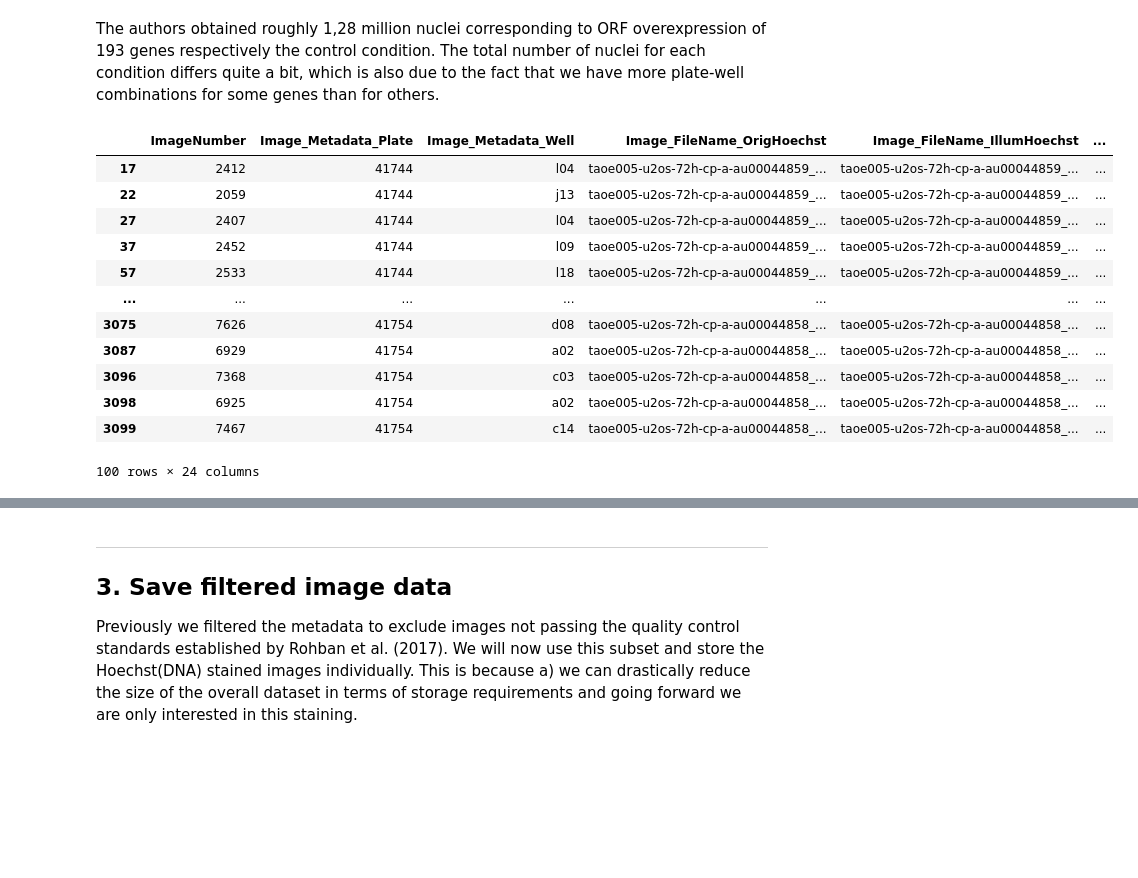
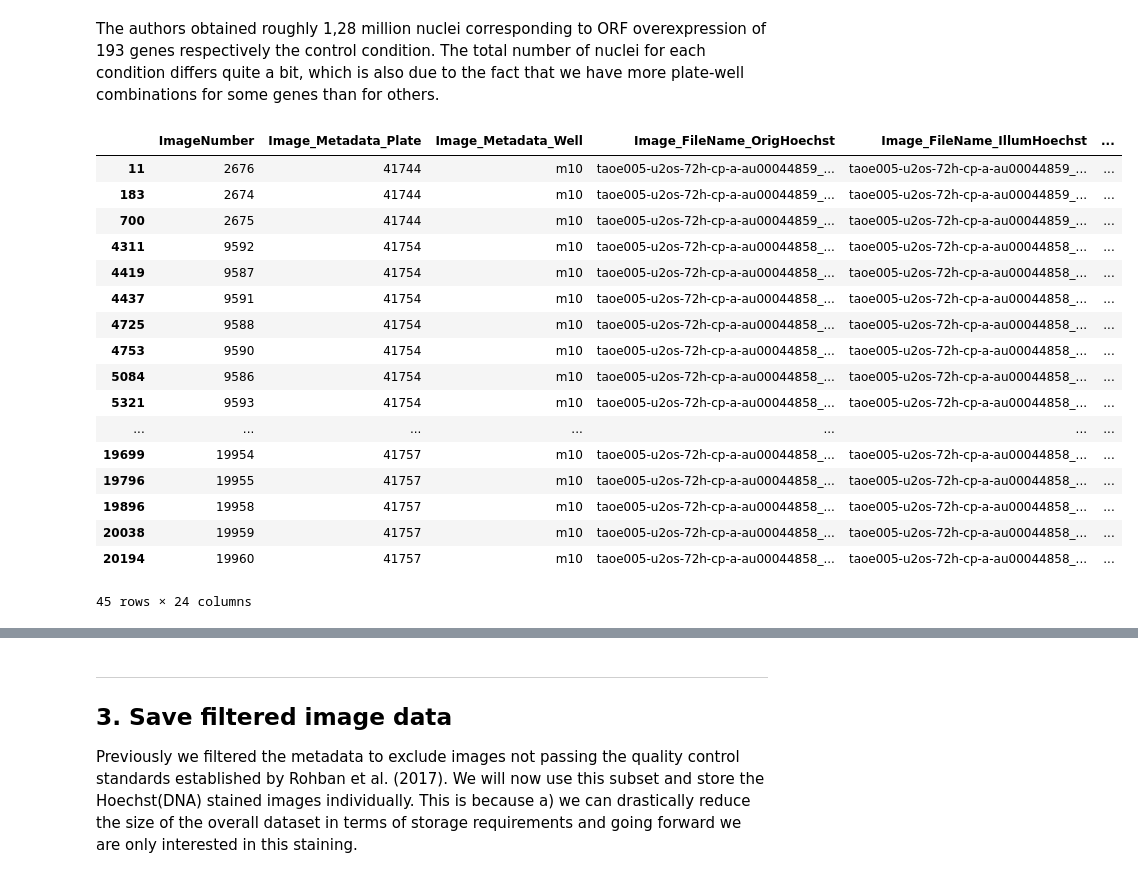
Before and after one commit to uhlerlab/image2reg, a Jupyter notebook: notebooks/image/preprocessing/eda_image_dataset.ipynb, the cells around one changed output, grey strips where cells are left out. Saved outputs shown, nothing was run; the diff lists cells and outputs as text; code cells hidden in the pictures; blank space fills up the shorter version.

```diff
--- a/notebooks/image/preprocessing/eda_image_dataset.ipynb
+++ b/notebooks/image/preprocessing/eda_image_dataset.ipynb
@@ -513,22 +513,27 @@ np.sum(list(filtered_metadata_orm["Image_Count_Nuclei"])), len(
 The authors obtained roughly 1,28 million nuclei corresponding to ORF overexpression of 193 genes respectively the control condition. The total number of nuclei for each condition differs quite a bit, which is also due to the fact that we have more plate-well combinations for some genes than for others.
 # %%
 filtered_metadata_orm.loc[
-    filtered_metadata_orm["Image_Metadata_GeneSymbol"] == "EMPTY"
+    filtered_metadata_orm["Image_Metadata_GeneSymbol"] == "MAP3K9"
 ].head(100)
 # %% [output]
 |  | ImageNumber | Image_Metadata_Plate | Image_Metadata_Well | Image_FileName_OrigHoechst | Image_FileName_IllumHoechst | ... |
-| 17 | 2412 | 41744 | l04 | taoe005-u2os-72h-cp-a-au00044859_... | taoe005-u2os-72h-cp-a-au00044859_... | ... |
-| 22 | 2059 | 41744 | j13 | taoe005-u2os-72h-cp-a-au00044859_... | taoe005-u2os-72h-cp-a-au00044859_... | ... |
-| 27 | 2407 | 41744 | l04 | taoe005-u2os-72h-cp-a-au00044859_... | taoe005-u2os-72h-cp-a-au00044859_... | ... |
-| 37 | 2452 | 41744 | l09 | taoe005-u2os-72h-cp-a-au00044859_... | taoe005-u2os-72h-cp-a-au00044859_... | ... |
-| 57 | 2533 | 41744 | l18 | taoe005-u2os-72h-cp-a-au00044859_... | taoe005-u2os-72h-cp-a-au00044859_... | ... |
+| 11 | 2676 | 41744 | m10 | taoe005-u2os-72h-cp-a-au00044859_... | taoe005-u2os-72h-cp-a-au00044859_... | ... |
+| 183 | 2674 | 41744 | m10 | taoe005-u2os-72h-cp-a-au00044859_... | taoe005-u2os-72h-cp-a-au00044859_... | ... |
+| 700 | 2675 | 41744 | m10 | taoe005-u2os-72h-cp-a-au00044859_... | taoe005-u2os-72h-cp-a-au00044859_... | ... |
+| 4311 | 9592 | 41754 | m10 | taoe005-u2os-72h-cp-a-au00044858_... | taoe005-u2os-72h-cp-a-au00044858_... | ... |
+| 4419 | 9587 | 41754 | m10 | taoe005-u2os-72h-cp-a-au00044858_... | taoe005-u2os-72h-cp-a-au00044858_... | ... |
+| 4437 | 9591 | 41754 | m10 | taoe005-u2os-72h-cp-a-au00044858_... | taoe005-u2os-72h-cp-a-au00044858_... | ... |
+| 4725 | 9588 | 41754 | m10 | taoe005-u2os-72h-cp-a-au00044858_... | taoe005-u2os-72h-cp-a-au00044858_... | ... |
+| 4753 | 9590 | 41754 | m10 | taoe005-u2os-72h-cp-a-au00044858_... | taoe005-u2os-72h-cp-a-au00044858_... | ... |
+| 5084 | 9586 | 41754 | m10 | taoe005-u2os-72h-cp-a-au00044858_... | taoe005-u2os-72h-cp-a-au00044858_... | ... |
+| 5321 | 9593 | 41754 | m10 | taoe005-u2os-72h-cp-a-au00044858_... | taoe005-u2os-72h-cp-a-au00044858_... | ... |
 | ... | ... | ... | ... | ... | ... | ... |
-| 3075 | 7626 | 41754 | d08 | taoe005-u2os-72h-cp-a-au00044858_... | taoe005-u2os-72h-cp-a-au00044858_... | ... |
-| 3087 | 6929 | 41754 | a02 | taoe005-u2os-72h-cp-a-au00044858_... | taoe005-u2os-72h-cp-a-au00044858_... | ... |
-| 3096 | 7368 | 41754 | c03 | taoe005-u2os-72h-cp-a-au00044858_... | taoe005-u2os-72h-cp-a-au00044858_... | ... |
-| 3098 | 6925 | 41754 | a02 | taoe005-u2os-72h-cp-a-au00044858_... | taoe005-u2os-72h-cp-a-au00044858_... | ... |
-| 3099 | 7467 | 41754 | c14 | taoe005-u2os-72h-cp-a-au00044858_... | taoe005-u2os-72h-cp-a-au00044858_... | ... |
+| 19699 | 19954 | 41757 | m10 | taoe005-u2os-72h-cp-a-au00044858_... | taoe005-u2os-72h-cp-a-au00044858_... | ... |
+| 19796 | 19955 | 41757 | m10 | taoe005-u2os-72h-cp-a-au00044858_... | taoe005-u2os-72h-cp-a-au00044858_... | ... |
+| 19896 | 19958 | 41757 | m10 | taoe005-u2os-72h-cp-a-au00044858_... | taoe005-u2os-72h-cp-a-au00044858_... | ... |
+| 20038 | 19959 | 41757 | m10 | taoe005-u2os-72h-cp-a-au00044858_... | taoe005-u2os-72h-cp-a-au00044858_... | ... |
+| 20194 | 19960 | 41757 | m10 | taoe005-u2os-72h-cp-a-au00044858_... | taoe005-u2os-72h-cp-a-au00044858_... | ... |
-100 rows × 24 columns
+45 rows × 24 columns
 [interactive output not drawn]
 # %%
 Counter(filtered_metadata_orm["Image_Metadata_GeneSymbol"])
```
Also changed, not shown: 7 other files.
